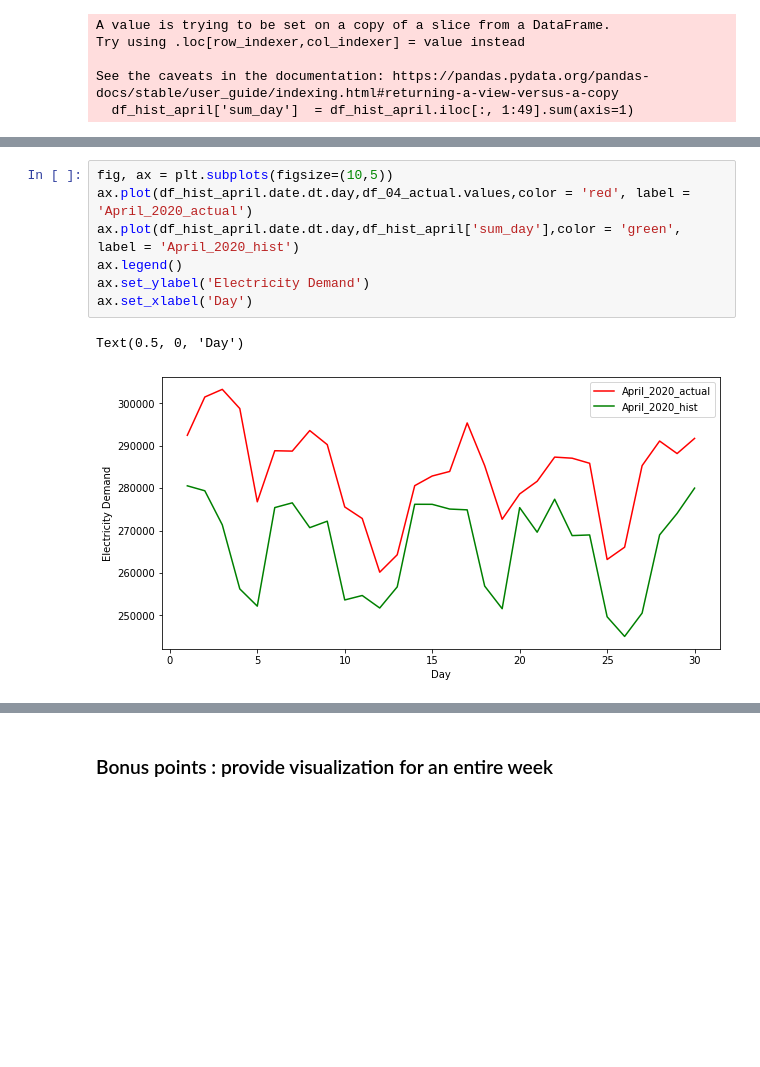
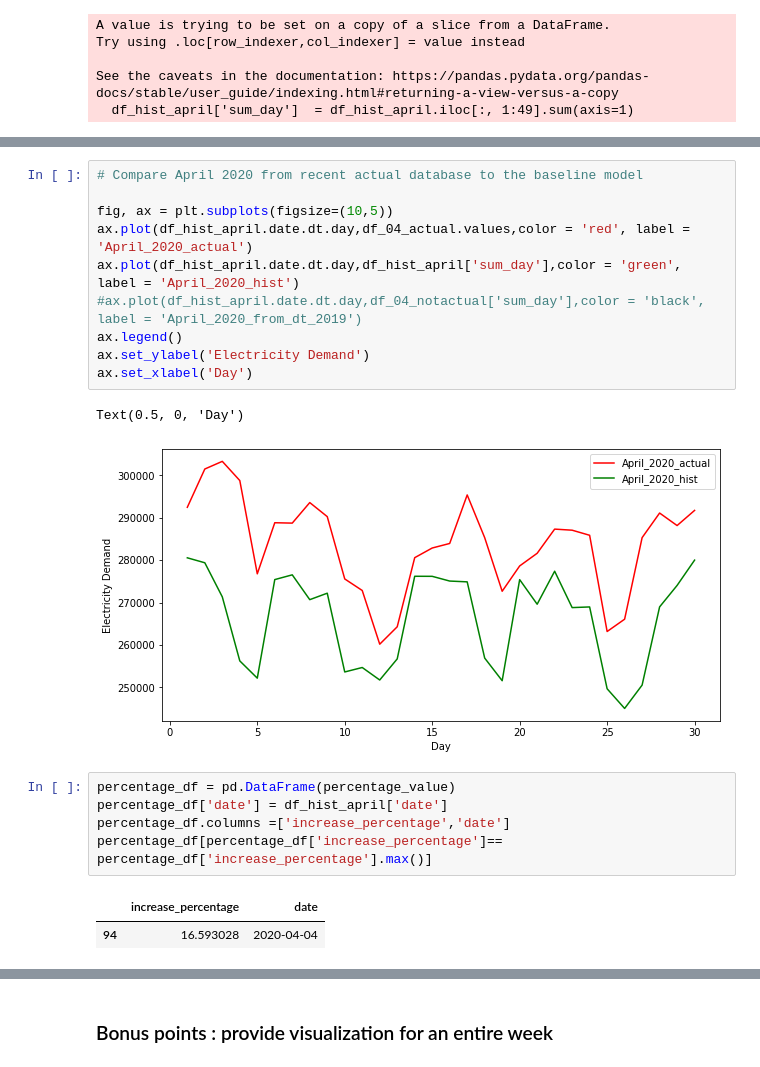
Before and after one commit to saeed2016/Electricity_Demand_Challenge, a Jupyter notebook: Electricity_demand_challenge.ipynb, the cells around one changed output, grey strips where cells are left out. Cells and saved outputs as stored; diff of their text form; blank space fills up the shorter version.

```diff
--- a/Electricity_demand_challenge.ipynb
+++ b/Electricity_demand_challenge.ipynb
@@ -175,10 +171,21 @@ df_hist_april.head()
 # %%
+# Compare April 2020 from recent actual database to the baseline model
+
 fig, ax = plt.subplots(figsize=(10,5))
 ax.plot(df_hist_april.date.dt.day,df_04_actual.values,color = 'red', label = 'April_2020_actual')
 ax.plot(df_hist_april.date.dt.day,df_hist_april['sum_day'],color = 'green', label = 'April_2020_hist')
+#ax.plot(df_hist_april.date.dt.day,df_04_notactual['sum_day'],color = 'black', label = 'April_2020_from_dt_2019')
 ax.legend()
 ax.set_ylabel('Electricity Demand')
 ax.set_xlabel('Day')
 # %% [output]
 Text(0.5, 0, 'Day')
 [figure]
+# %%
+percentage_df = pd.DataFrame(percentage_value)
+percentage_df['date'] = df_hist_april['date']
+percentage_df.columns =['increase_percentage','date']
+percentage_df[percentage_df['increase_percentage']== percentage_df['increase_percentage'].max()]
+# %% [output]
+|  | increase_percentage | date |
+| 94 | 16.593028 | 2020-04-04 |
```
Also changed, not shown: parts of 21 cells of this notebook.
